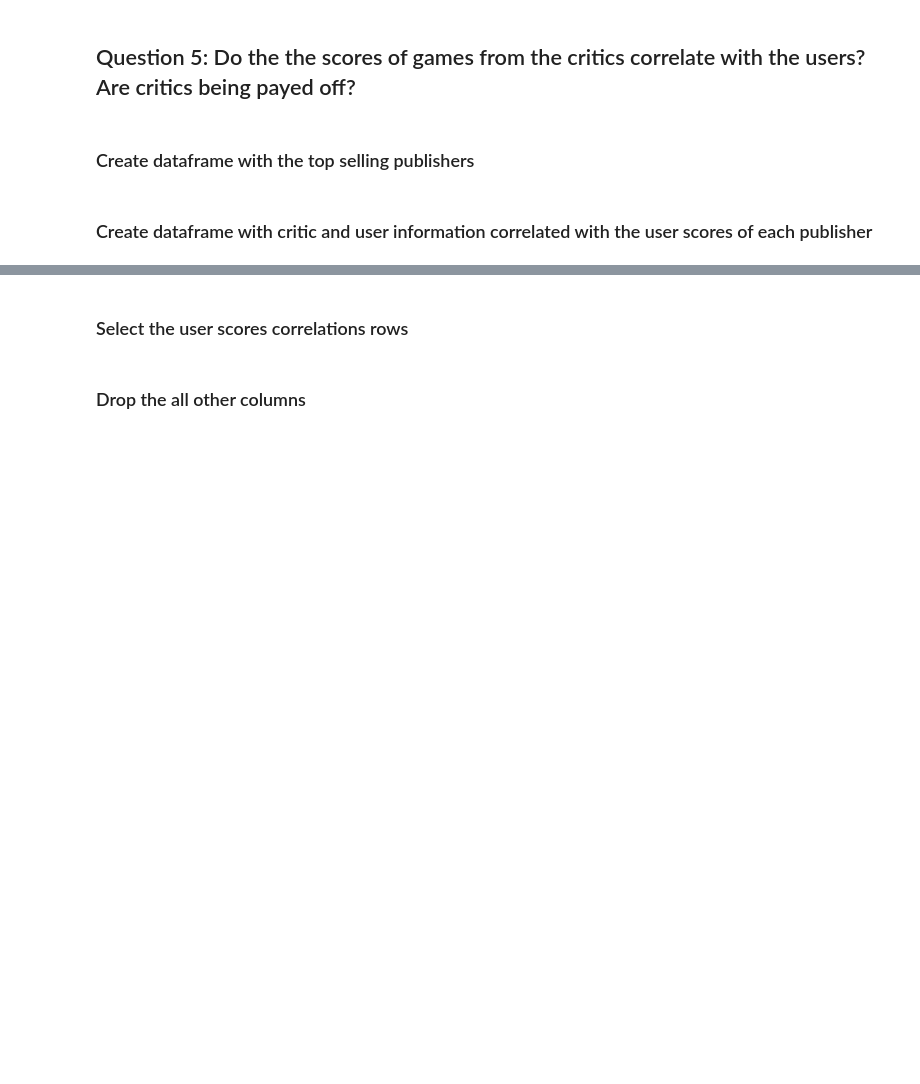
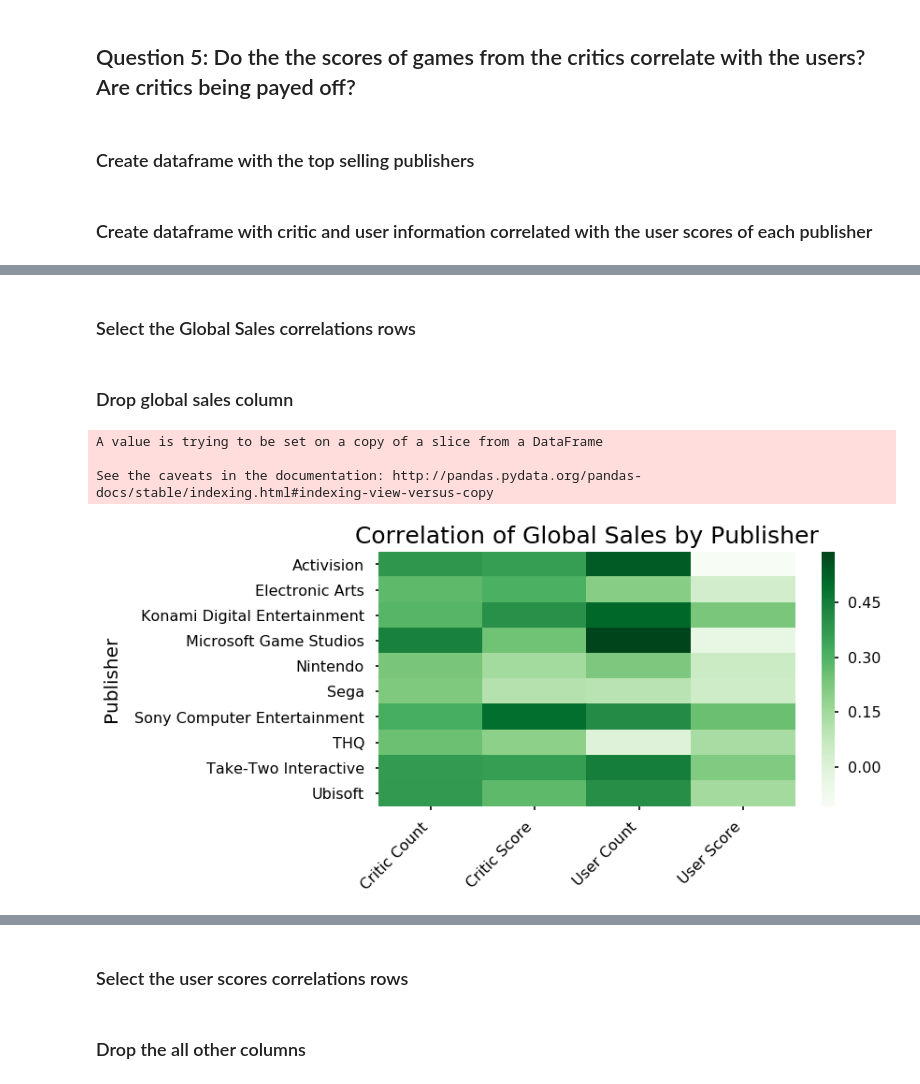
Before and after one commit to DarrellShih/Video-Game-Sales, a Jupyter notebook: VGSAles.ipynb, the cells around one changed output, grey strips where cells are left out. Cells and saved outputs as stored; diff of their text form; code cells hidden in the pictures; blank space fills up the shorter version.

```diff
--- a/VGSAles.ipynb
+++ b/VGSAles.ipynb
@@ -248,0 +228,20 @@ df_corr.reset_index(level=[0,1],inplace=True)
+# %% [markdown]
+### Select the Global Sales correlations rows
+# %%
+df_global_sales=df_corr[df_corr['level_1']=='Global_Sales']
+# %% [markdown]
+### Drop global sales column
+# %%
+df_global_sales.drop(['level_1', 'Global_Sales'], inplace=True, axis=1)
+# %% [output]
+A value is trying to be set on a copy of a slice from a DataFrame
+
+See the caveats in the documentation: http://pandas.pydata.org/pandas-docs/stable/indexing.html#indexing-view-versus-copy
+# %%
+fig, ax = plt.subplots(figsize=(10,5))
+sns.heatmap(df_global_sales, yticklabels=True, cmap='Greens')
+plt.title("Correlation of Global Sales by Publisher", fontsize=25, y=1.01)
+plt.ylabel("Publisher", fontsize=20, labelpad=15)
+ax.set_xticklabels(['Critic Count', 'Critic Score', 'User Count', 'User Score'], rotation='45', ha='right');
+# %% [output]
+[figure, added]
```
Also changed, not shown: parts of 14 cells of this notebook.
